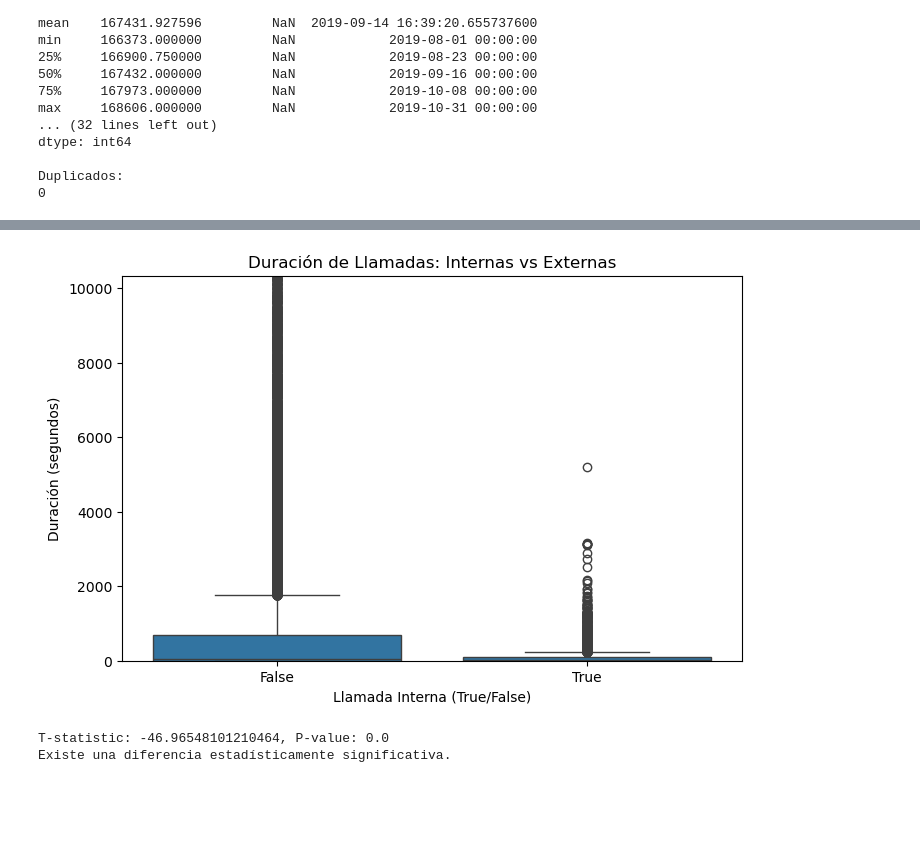
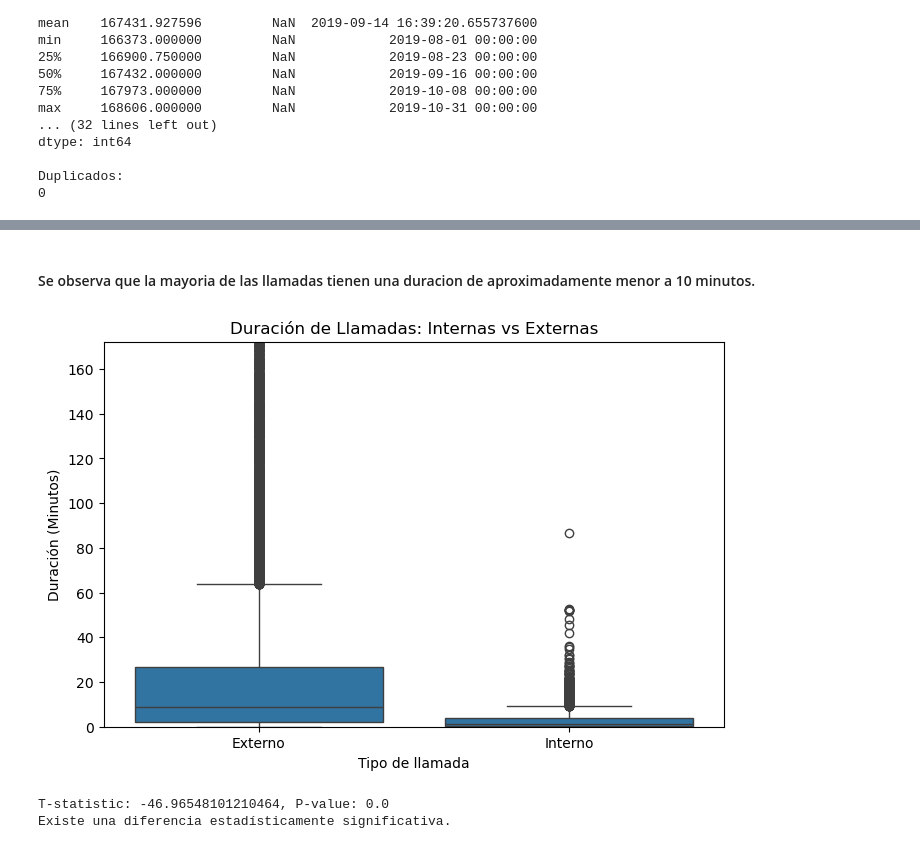
Before and after one commit to hukitan/tripleten, a Jupyter notebook: Proyectos_en_desarrollo/Proyecto Final/Proyecto Final.ipynb, the cells around one changed output, grey strips where cells are left out. Cells and saved outputs as stored; diff of their text form; code cells hidden in the pictures; blank space fills up the shorter version.

```diff
--- a/Proyectos_en_desarrollo/Proyecto Final/Proyecto Final.ipynb
+++ b/Proyectos_en_desarrollo/Proyecto Final/Proyecto Final.ipynb
@@ -121,6 +138,10 @@ Duplicados:
 telco_ds["internal"] = telco_ds["internal"].fillna(False)
 # Usamos -1 para representar operador desconocido
 telco_ds["operator_id"] = telco_ds["operator_id"].fillna(-1)
-
 # Convertir internal a booleano
 telco_ds["internal"] = telco_ds["internal"].astype(bool)
+#segundos a minutos
+telco_ds['call_duration_m'] = telco_ds['call_duration'] / 60
+# renombramos de bolenao a texto
+telco_ds['internal'] = telco_ds['internal'].replace(
+    {True: 'Interno', False: 'Externo'})
@@ -138,13 +163,16 @@ plt.show()
+# %% [markdown]
+#### Se observa que la mayoria de las llamadas tienen una duracion de aproximadamente menor a 10 minutos.
 # %%
 plt.figure(figsize=(8, 5))
-sns.boxplot(x=telco_ds["internal"], y=telco_ds["call_duration"])
-plt.ylim(0, telco_ds["call_duration"].quantile(0.99))
+sns.boxplot(x=telco_ds["internal"],
+            y=telco_ds[telco_ds["call_duration_m"] > 0]["call_duration_m"])
+plt.ylim(0, telco_ds["call_duration_m"].quantile(0.99))
 plt.title("Duración de Llamadas: Internas vs Externas")
-plt.xlabel("Llamada Interna (True/False)")
-plt.ylabel("Duración (segundos)")
+plt.xlabel("Tipo de llamada")
+plt.ylabel("Duración (Minutos)")
 plt.show()
 # %% [output]
-[figure, old version]
+[figure, new version]
 # %%
 from scipy.stats import ttest_ind
 
```
Also changed, not shown: parts of 17 cells of this notebook.
